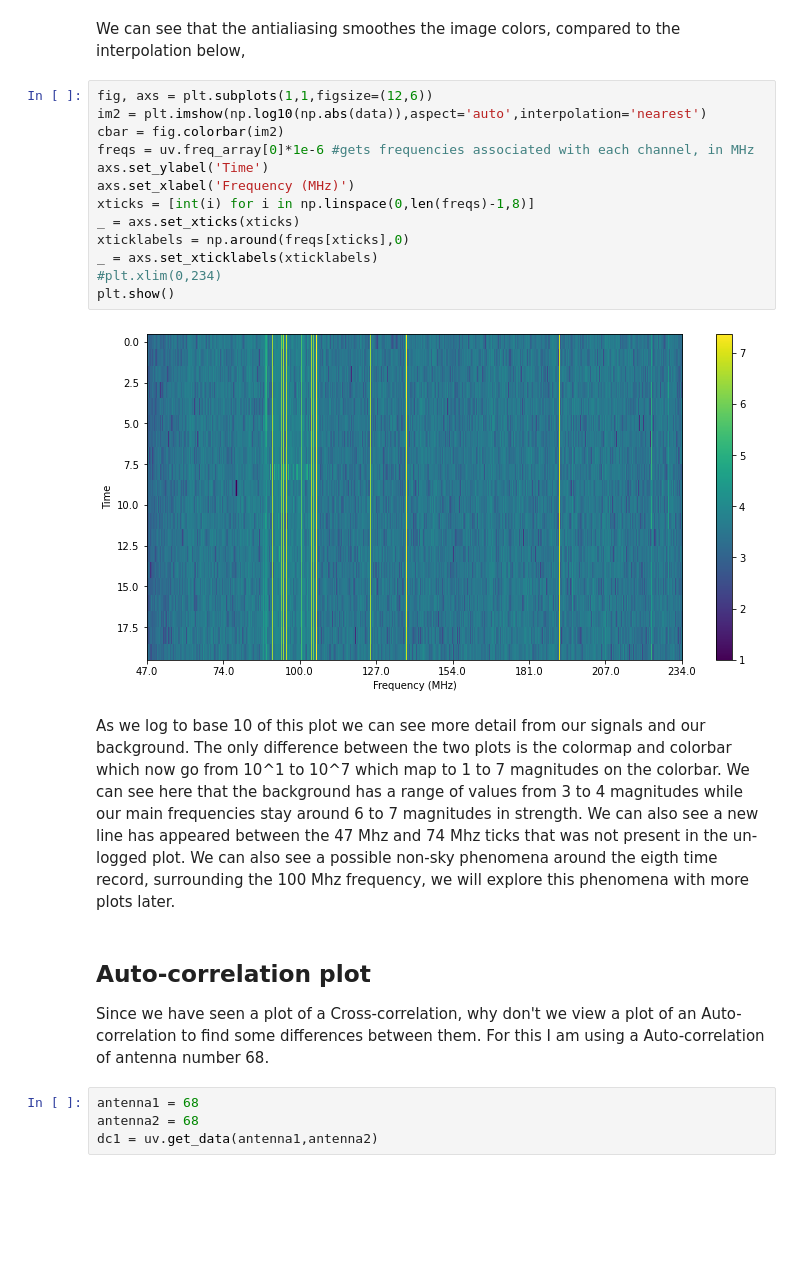
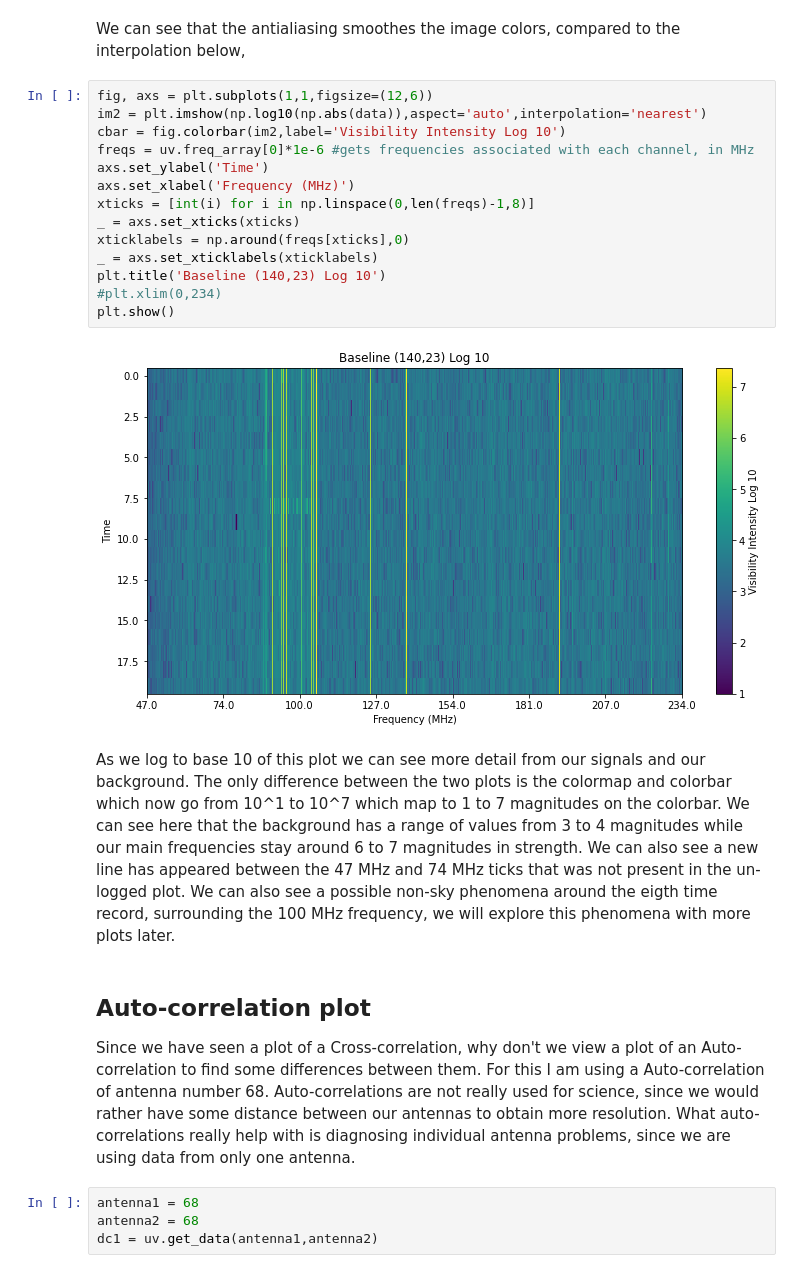
Before and after one commit to maria8ch/Phys434_BigData, a Jupyter notebook: lab5_Berres.ipynb, the cells around one changed output. Saved outputs shown, nothing was run; the diff lists cells and outputs as text; blank space fills up the shorter version.

```diff
--- a/lab5_Berres.ipynb
+++ b/lab5_Berres.ipynb
@@ -79,24 +83,25 @@ We can see that the antialiasing smoothes the image colors, compared to the inte
 # %%
 fig, axs = plt.subplots(1,1,figsize=(12,6))
 im2 = plt.imshow(np.log10(np.abs(data)),aspect='auto',interpolation='nearest')
-cbar = fig.colorbar(im2)
+cbar = fig.colorbar(im2,label='Visibility Intensity Log 10')
 freqs = uv.freq_array[0]*1e-6 #gets frequencies associated with each channel, in MHz
 axs.set_ylabel('Time')
 axs.set_xlabel('Frequency (MHz)')
 xticks = [int(i) for i in np.linspace(0,len(freqs)-1,8)]
 _ = axs.set_xticks(xticks)
 xticklabels = np.around(freqs[xticks],0)
 _ = axs.set_xticklabels(xticklabels)
+plt.title('Baseline (140,23) Log 10')
 #plt.xlim(0,234)
 plt.show()
 # %% [output]
-[figure, old version]
+[figure, new version]
 # %% [markdown]
 As we log to base 10 of this plot we can see more detail from our signals and our background. The only difference between the two plots is the colormap and colorbar which now go from 10^1 to 10^7 which map to 1 to 7 magnitudes on the colorbar.
-We can see here that the background has a range of values from 3 to 4 magnitudes while our main frequencies stay around 6 to 7 magnitudes in strength. We can also see a new line has appeared between the 47 Mhz and 74 Mhz ticks that was not present in the un-logged plot. We can also see a possible non-sky phenomena around the eigth time record, surrounding the 100 Mhz frequency, we will explore this phenomena with more plots later.
+We can see here that the background has a range of values from 3 to 4 magnitudes while our main frequencies stay around 6 to 7 magnitudes in strength. We can also see a new line has appeared between the 47 MHz and 74 MHz ticks that was not present in the un-logged plot. We can also see a possible non-sky phenomena around the eigth time record, surrounding the 100 MHz frequency, we will explore this phenomena with more plots later.
 # %% [markdown]
 ## Auto-correlation plot
-Since we have seen a plot of a Cross-correlation, why don't we view a plot of an Auto-correlation to find some differences between them. For this I am using a Auto-correlation of antenna number 68.
+Since we have seen a plot of a Cross-correlation, why don't we view a plot of an Auto-correlation to find some differences between them. For this I am using a Auto-correlation of antenna number 68. Auto-correlations are not really used for science, since we would rather have some distance between our antennas to obtain more resolution. What auto-correlations really help with is diagnosing individual antenna problems, since we are using data from only one antenna.
 # %%
 antenna1 = 68
 antenna2 = 68
```
Also changed, not shown: parts of 46 cells of this notebook.
